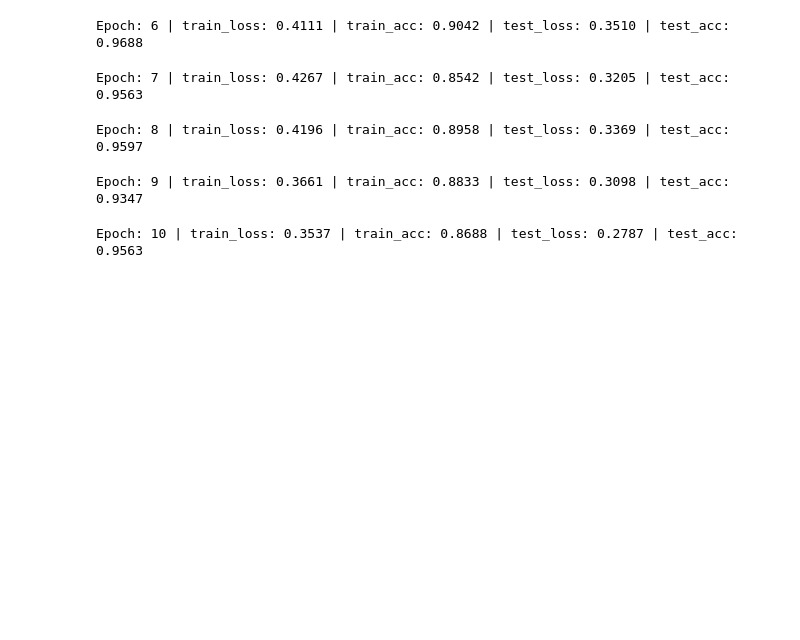
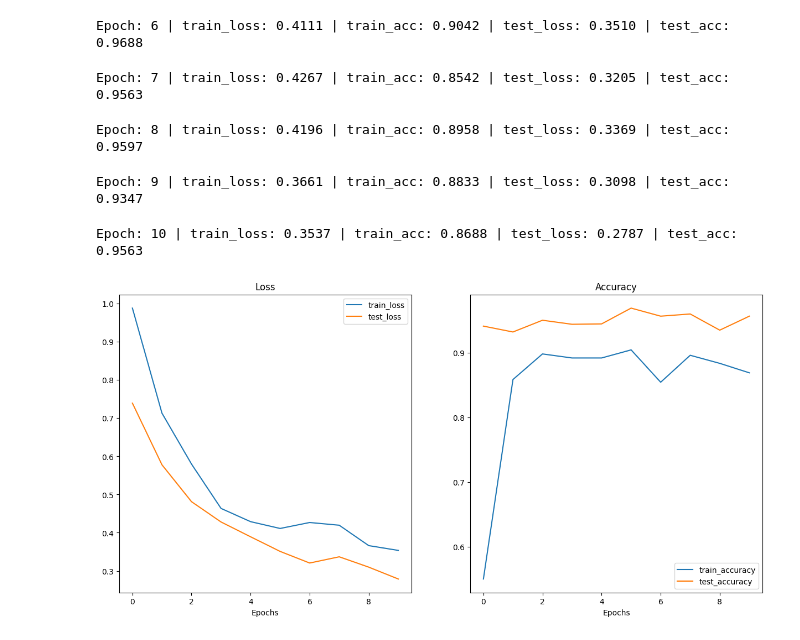
Before and after one commit to ChandulaSenevirathna/PyTorch_Model_Deployment, a Jupyter notebook: model_deploymeNt.ipynb, the cells around one changed output. Drawn from its saved outputs; the diff is of its cells as text; code cells hidden in the pictures; blank space fills up the shorter version.

Commit message:
plot loss curves

```diff
--- a/model_deploymeNt.ipynb
+++ b/model_deploymeNt.ipynb
@@ -187,3 +187,9 @@ Epoch: 7 | train_loss: 0.4267 | train_acc: 0.8542 | test_loss: 0.3205 | test_acc
 Epoch: 8 | train_loss: 0.4196 | train_acc: 0.8958 | test_loss: 0.3369 | test_acc: 0.9597
 Epoch: 9 | train_loss: 0.3661 | train_acc: 0.8833 | test_loss: 0.3098 | test_acc: 0.9347
 Epoch: 10 | train_loss: 0.3537 | train_acc: 0.8688 | test_loss: 0.2787 | test_acc: 0.9563
+# %%
+from helper_functions import plot_loss_curves
+
+plot_loss_curves(effnetb2_results)
+# %% [output]
+[figure, added]
```
